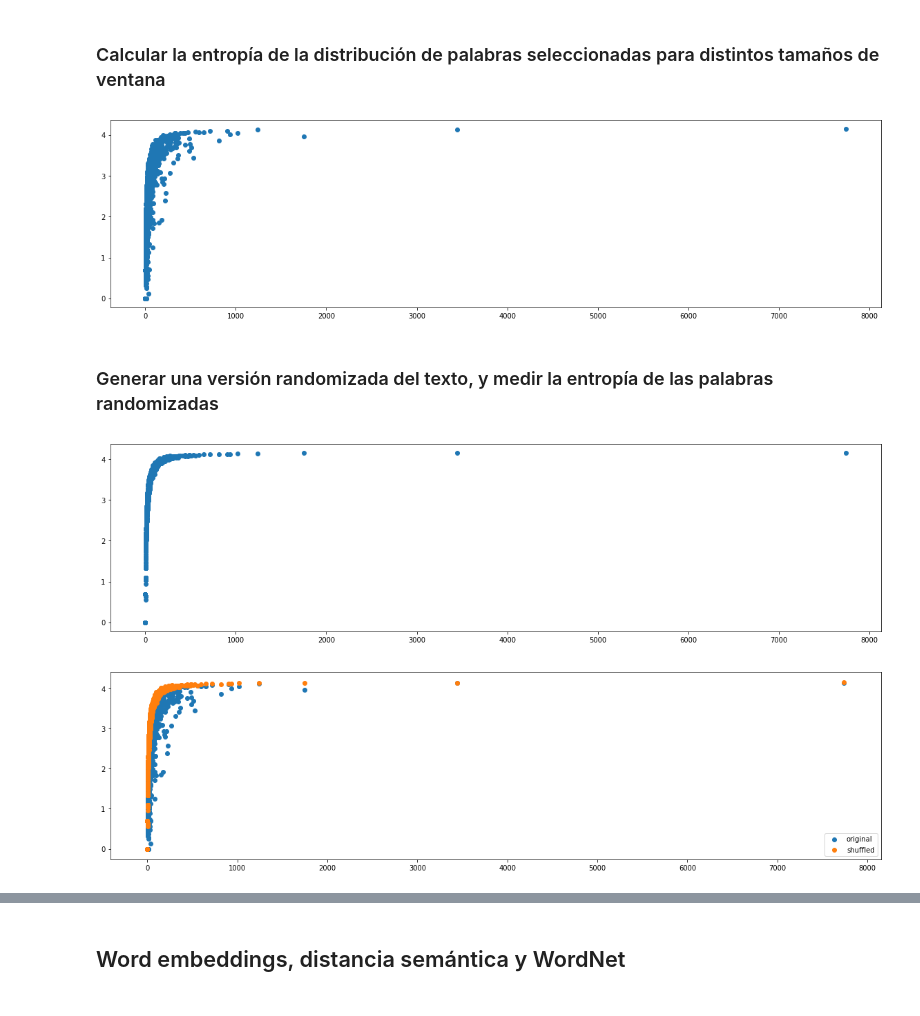
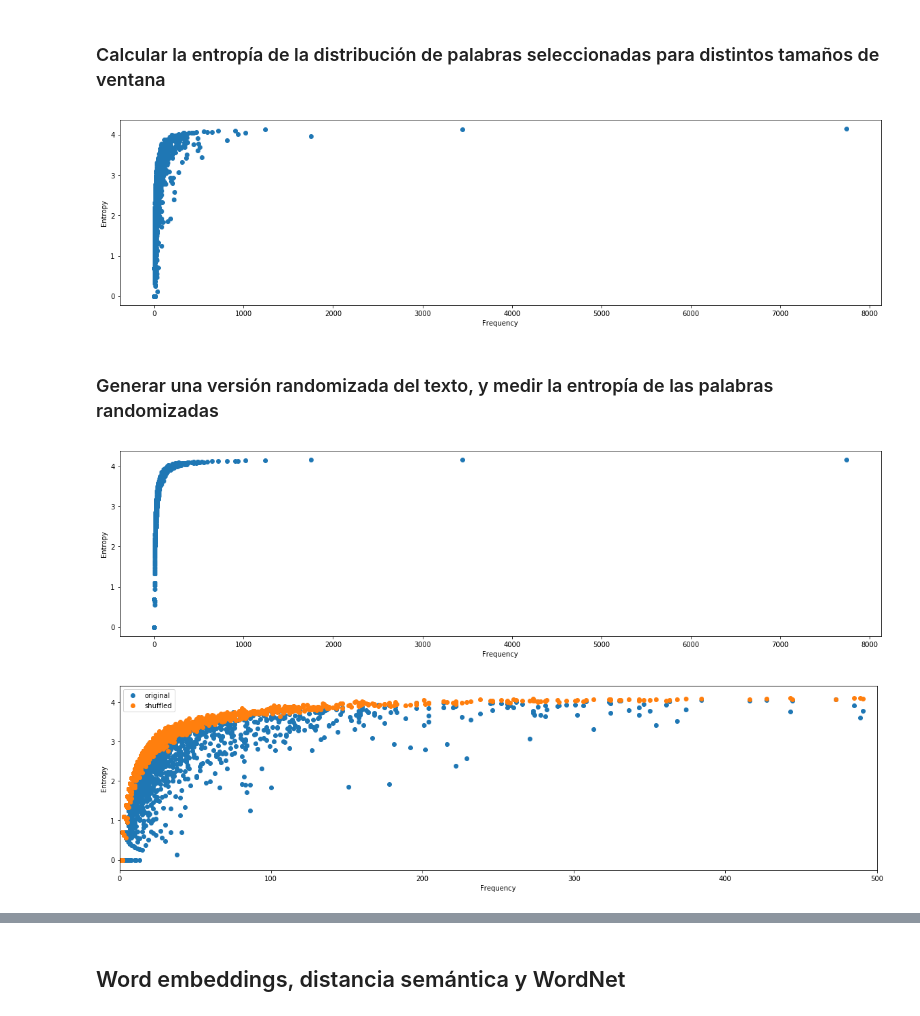
Before and after one commit to santiago-mb/data-science, a Jupyter notebook: wip/tp6/tp6.ipynb, the cells around one changed output, grey strips where cells are left out. Saved outputs shown, nothing was run; the diff lists cells and outputs as text; code cells hidden in the pictures.

```diff
--- a/wip/tp6/tp6.ipynb
+++ b/wip/tp6/tp6.ipynb
@@ -184,9 +220,11 @@ probs_w = entropies_parts(darwin_tokens, set(darwin_tokens), 64)
 # %%
 plt.subplots(figsize=(20,5))
 plt.scatter([word_freq_darwin[w] for w in probs_w.keys()], probs_w.values())
+plt.xlabel('Frequency')
+plt.ylabel('Entropy')
 plt.show()
 # %% [output]
-[figure, old version]
+[figure, new version]
 # %% [markdown]
 ### Generar una versión randomizada del texto, y medir la entropía de las palabras randomizadas
 # %%
@@ -196,14 +234,19 @@ probs_w_shuffled = entropies_parts(shuffled, set(shuffled), 64)
 # %%
 plt.subplots(figsize=(20,5))
 plt.scatter([word_freq_darwin[w] for w in probs_w_shuffled.keys()], probs_w_shuffled.values())
+plt.xlabel('Frequency')
+plt.ylabel('Entropy')
 plt.show()
 # %% [output]
-[figure, old version]
+[figure, new version]
 # %%
 plt.subplots(figsize=(20,5))
 plt.scatter([word_freq_darwin[w] for w in probs_w.keys()], probs_w.values(), label = 'original')
 plt.scatter([word_freq_darwin[w] for w in probs_w_shuffled.keys()], probs_w_shuffled.values(), label = 'shuffled')
 plt.legend()
+plt.xlim(0, 500)
+plt.xlabel('Frequency')
+plt.ylabel('Entropy')
 plt.show()
 # %% [output]
-[figure, old version]
+[figure, new version]
```
Also changed, not shown: parts of 9 cells of this notebook, 4 other files.
